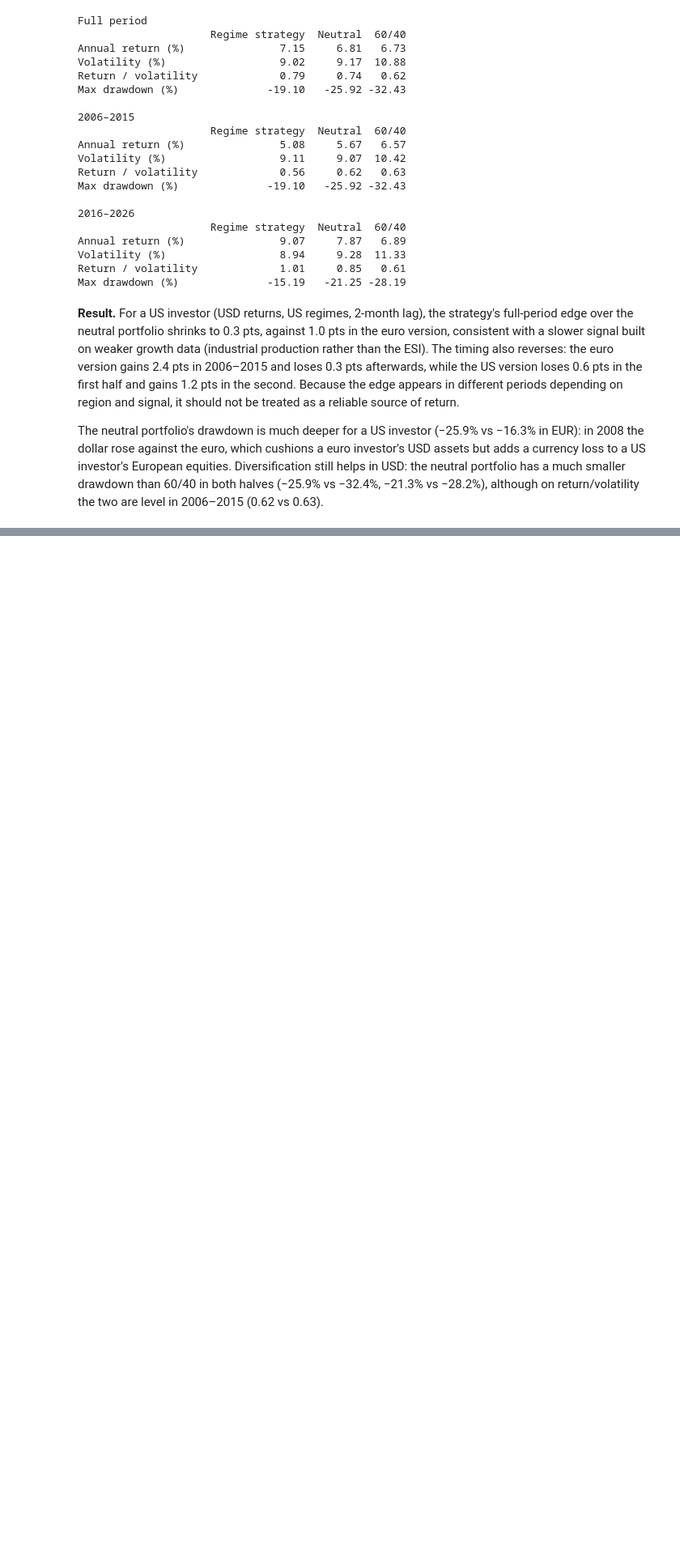
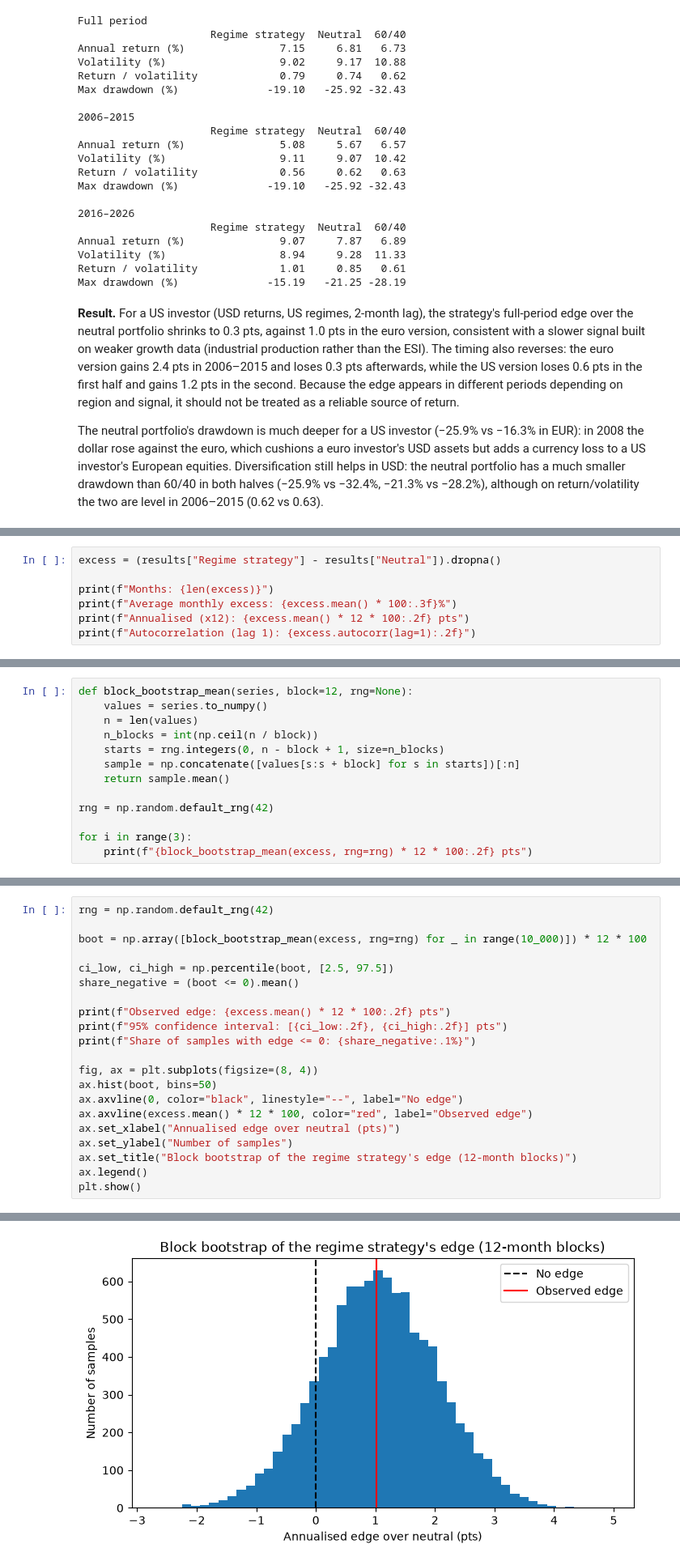
Before and after one commit to Dcobi/macro-regime-model, a Jupyter notebook: notebooks/03_backtest.ipynb, the cells around one changed output, grey strips where cells are left out. Shown at 81% size. Saved outputs shown, nothing was run; the diff lists cells and outputs as text; blank space fills up the shorter version.

Commit message:
Robustness: bootstrap, permutation test, ex-2008, stock–bond correlation by regime.

```diff
--- a/notebooks/03_backtest.ipynb
+++ b/notebooks/03_backtest.ipynb
@@ -378,0 +381,7 @@ The neutral portfolio's drawdown is much deeper for a US investor (−25.9% vs
+# %%
+excess = (results["Regime strategy"] - results["Neutral"]).dropna()
+
+print(f"Months: {len(excess)}")
+print(f"Average monthly excess: {excess.mean() * 100:.3f}%")
+print(f"Annualised (x12): {excess.mean() * 12 * 100:.2f} pts")
+print(f"Autocorrelation (lag 1): {excess.autocorr(lag=1):.2f}")
@@ -378,0 +393,13 @@ The neutral portfolio's drawdown is much deeper for a US investor (−25.9% vs
+# %%
+def block_bootstrap_mean(series, block=12, rng=None):
+    values = series.to_numpy()
+    n = len(values)
+    n_blocks = int(np.ceil(n / block))
+    starts = rng.integers(0, n - block + 1, size=n_blocks)
+    sample = np.concatenate([values[s:s + block] for s in starts])[:n]
+    return sample.mean()
+
+rng = np.random.default_rng(42)
+
+for i in range(3):
+    print(f"{block_bootstrap_mean(excess, rng=rng) * 12 * 100:.2f} pts")
@@ -378,0 +410,22 @@ The neutral portfolio's drawdown is much deeper for a US investor (−25.9% vs
+# %%
+rng = np.random.default_rng(42)
+
+boot = np.array([block_bootstrap_mean(excess, rng=rng) for _ in range(10_000)]) * 12 * 100
+
+ci_low, ci_high = np.percentile(boot, [2.5, 97.5])
+share_negative = (boot <= 0).mean()
+
+print(f"Observed edge: {excess.mean() * 12 * 100:.2f} pts")
+print(f"95% confidence interval: [{ci_low:.2f}, {ci_high:.2f}] pts")
+print(f"Share of samples with edge <= 0: {share_negative:.1%}")
+
+fig, ax = plt.subplots(figsize=(8, 4))
+ax.hist(boot, bins=50)
+ax.axvline(0, color="black", linestyle="--", label="No edge")
+ax.axvline(excess.mean() * 12 * 100, color="red", label="Observed edge")
+ax.set_xlabel("Annualised edge over neutral (pts)")
+ax.set_ylabel("Number of samples")
+ax.set_title("Block bootstrap of the regime strategy's edge (12-month blocks)")
+ax.legend()
+plt.show()
+# %% [output]
@@ -378,0 +435 @@ The neutral portfolio's drawdown is much deeper for a US investor (−25.9% vs
+[figure, added]
```
Also changed, not shown: parts of 17 cells of this notebook.
